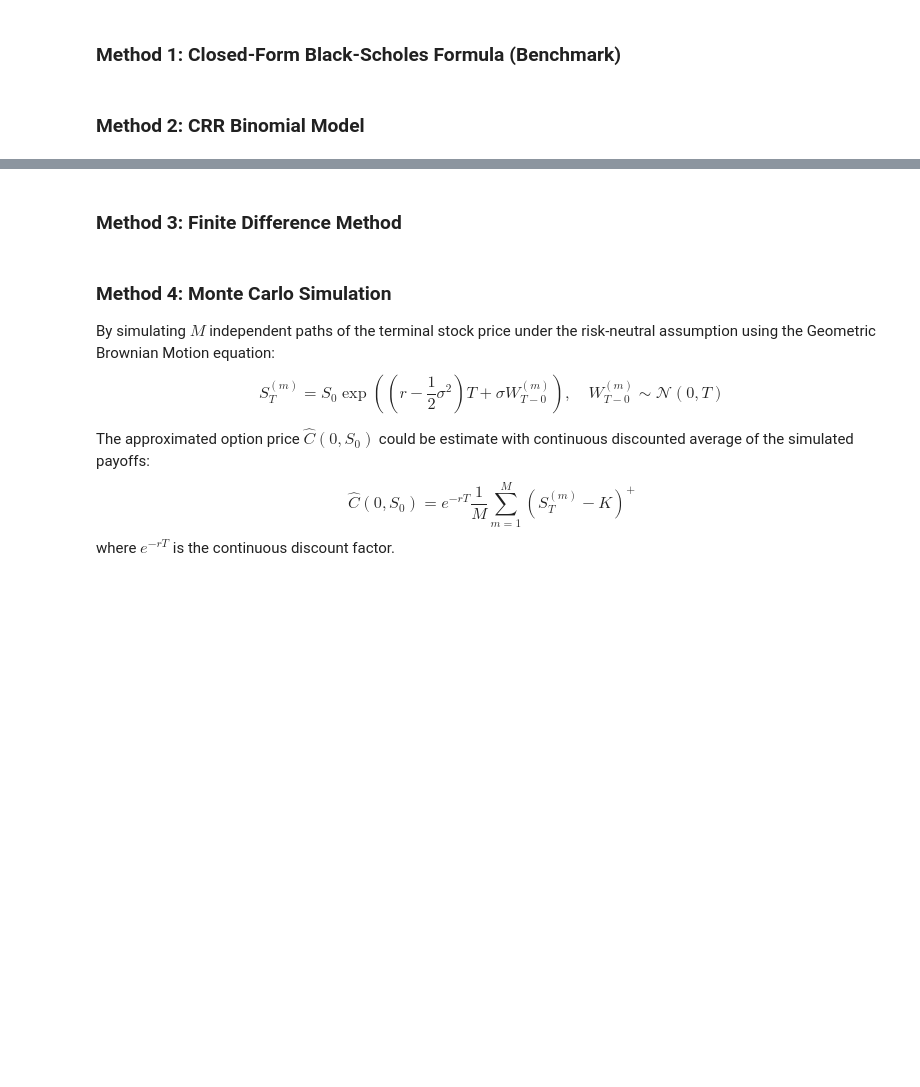
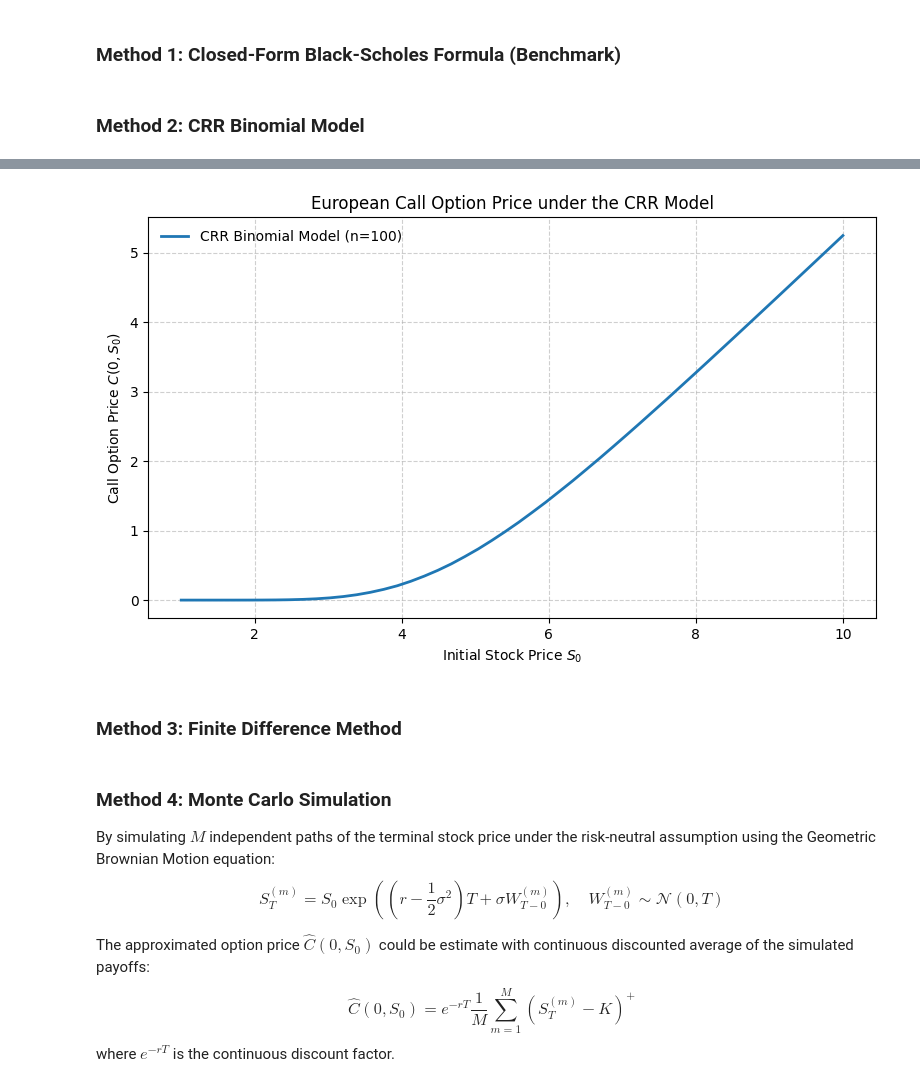
Before and after one commit to ImperialCollegeLondon/Option_Pricing_with_Stochastic_Volatility_Model_M2R_Group_51, a Jupyter notebook: Week_1/OptionPricing.ipynb, the cells around one changed output, grey strips where cells are left out. Drawn from its saved outputs; the diff is of its cells as text; code cells hidden in the pictures; blank space fills up the shorter version.

```diff
--- a/Week_1/OptionPricing.ipynb
+++ b/Week_1/OptionPricing.ipynb
@@ -41,3 +235,50 @@ T = 1.0       # Time to maturity (in years)
+# %%
+# Range of initial stock prices
+S0_values = np.linspace(1, 10, 50)
+
+# Store option prices
+crr_prices = []
+
+# Number of CRR periods
+n_large = 100
+
+# Compute CRR prices
+for S0_current in S0_values:
+
+    price = option_price_crr(
+        S0_current,
+        K,
+        r,
+        sigma,
+        T,
+        n_large
+    )
+
+    crr_prices.append(price)
+
+# Plot
+plt.figure(figsize=(8,5))
+
+plt.plot(
+    S0_values,
+    crr_prices,
+    linewidth=2,
+    label=f'CRR Binomial Model (n={n_large})'
+)
+
+plt.xlabel(r'Initial Stock Price $S_0$')
+plt.ylabel(r'Call Option Price $C(0,S_0)$')
+
+plt.title('European Call Option Price under the CRR Model')
+
+plt.grid(True, linestyle='--', alpha=0.6)
+
+plt.legend(frameon=False)
+
+plt.tight_layout()
+plt.show()
+# %% [output]
+[figure, added]
 # %% [markdown]
 ### Method 3: Finite Difference Method
 # %% [markdown]
```
Also changed, not shown: parts of 6 cells of this notebook.
